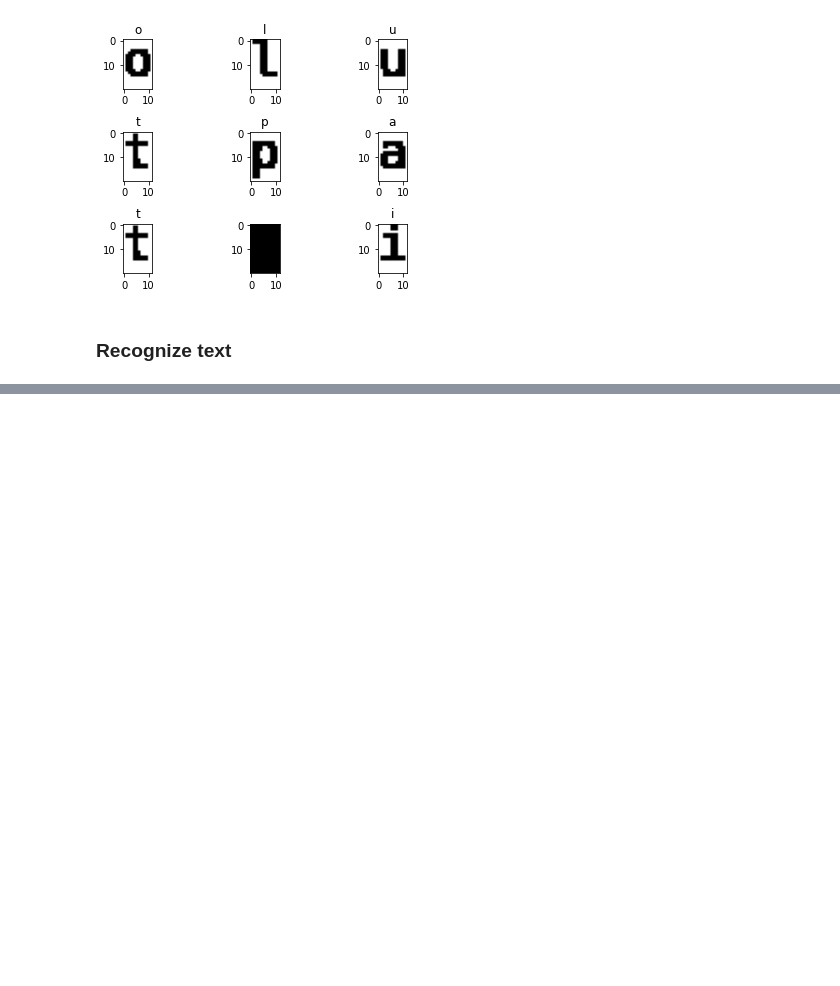
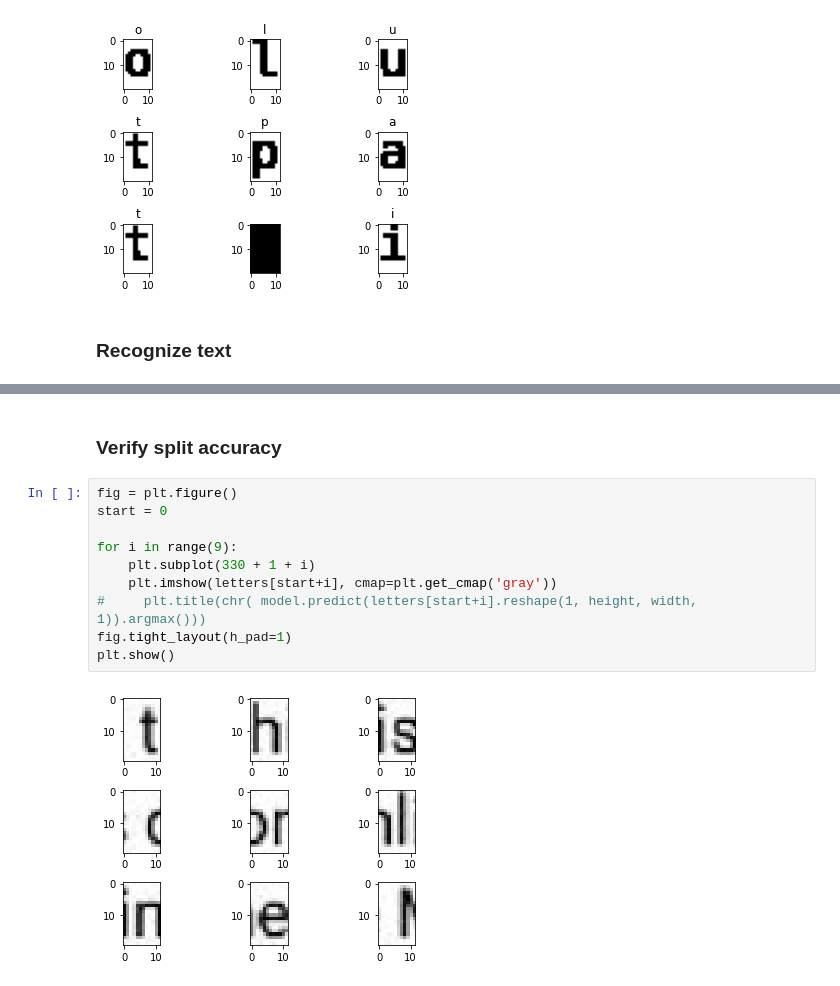
Before and after one commit to baluszynski/OCR, a Jupyter notebook: ocr_model.ipynb, the cells around one changed output, grey strips where cells are left out. Cells and saved outputs as stored; diff of their text form; blank space fills up the shorter version.

```diff
--- a/ocr_model.ipynb
+++ b/ocr_model.ipynb
@@ -413,0 +388,14 @@ Early stopping is a type of cross-validation strategy where we keep one part of
+# %% [markdown]
+### Verify split accuracy
+# %%
+fig = plt.figure()
+start = 0
+
+for i in range(9):
+    plt.subplot(330 + 1 + i)
+    plt.imshow(letters[start+i], cmap=plt.get_cmap('gray'))
+#     plt.title(chr( model.predict(letters[start+i].reshape(1, height, width, 1)).argmax()))
+fig.tight_layout(h_pad=1)
+plt.show()
+# %% [output]
+[figure, added]
```
Also changed, not shown: parts of 19 cells of this notebook.
